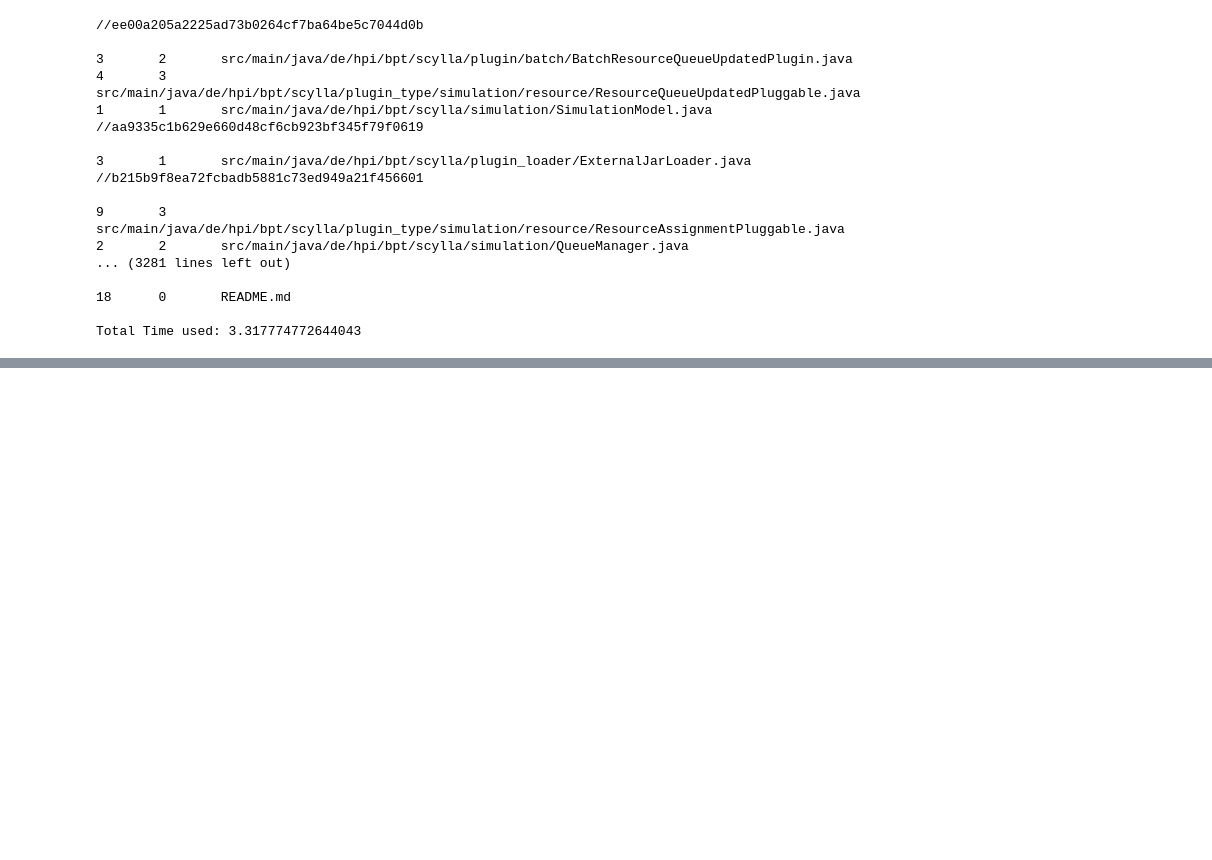
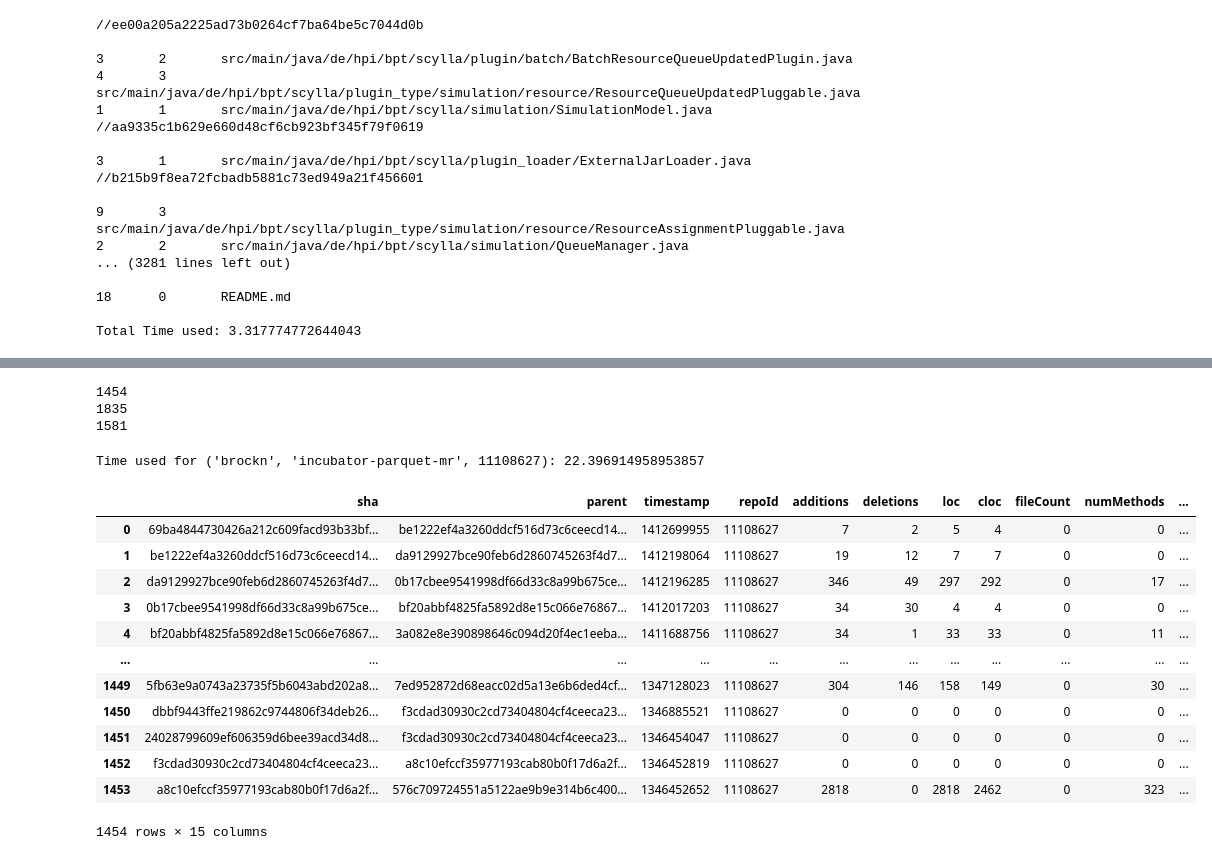
Before and after one commit to LeonBein/CRM20, a Jupyter notebook: RepoAnalysis.ipynb, the cells around one changed output, grey strips where cells are left out. Cells and saved outputs as stored; diff of their text form; code cells hidden in the pictures; blank space fills up the shorter version.

```diff
--- a/RepoAnalysis.ipynb
+++ b/RepoAnalysis.ipynb
@@ -745,3 +749,18 @@ print('Total Time used: '+str(end - start))
 18      0       README.md
 
 Total Time used: 3.317774772644043
+# %%
+from git.util import hex_to_bin
+from git import Commit, Repo
+
+repo = Repo.init('./repos/bptlab/scylla.git', bare=True)
+start = time.time()
+log = repo.git.log('--numstat', '--format=//%H', '--all')
+blocks = log.split('//')[1:]
+commits = map(lambda block: block.split('\n')[0], blocks)
+for hexsha in commits:
+    commit = Commit(repo, hex_to_bin(hexsha))
+    for obj in commit.tree.traverse(predicate=lambda obj, depth: obj.type == 'blob' and obj.name.endswith('.java')):
+        content = obj.data_stream.read().decode("CP437")
+end = time.time()
+print('Total Time used: '+str(end - start))
@@ -747,0 +894,28 @@ Total Time used: 3.317774772644043
+# %%
+(user, project, repoId) = testRepoTuple
+repo = repoLibrarian.getRepo(user, project)
+print(len(list(filter(lambda commit: len(commit.parents) == 1, repo.iter_commits('--all')))))
+print(len(list(repo.iter_commits('--all'))))
+print(len(list(repo.iter_commits())))
+# %% [output]
+1454
+1835
+1581
+# %%
+%autoreload
+calculateDeltaMetrics(testRepoTuple)
+# %% [output]
+Time used for ('brockn', 'incubator-parquet-mr', 11108627): 22.396914958953857
+|  | sha | parent | timestamp | repoId | additions | deletions | loc | cloc | fileCount | numMethods | ... |
+| 0 | 69ba4844730426a212c609facd93b33bf... | be1222ef4a3260ddcf516d73c6ceecd14... | 1412699955 | 11108627 | 7 | 2 | 5 | 4 | 0 | 0 | ... |
+| 1 | be1222ef4a3260ddcf516d73c6ceecd14... | da9129927bce90feb6d2860745263f4d7... | 1412198064 | 11108627 | 19 | 12 | 7 | 7 | 0 | 0 | ... |
+| 2 | da9129927bce90feb6d2860745263f4d7... | 0b17cbee9541998df66d33c8a99b675ce... | 1412196285 | 11108627 | 346 | 49 | 297 | 292 | 0 | 17 | ... |
+| 3 | 0b17cbee9541998df66d33c8a99b675ce... | bf20abbf4825fa5892d8e15c066e76867... | 1412017203 | 11108627 | 34 | 30 | 4 | 4 | 0 | 0 | ... |
+| 4 | bf20abbf4825fa5892d8e15c066e76867... | 3a082e8e390898646c094d20f4ec1eeba... | 1411688756 | 11108627 | 34 | 1 | 33 | 33 | 0 | 11 | ... |
+| ... | ... | ... | ... | ... | ... | ... | ... | ... | ... | ... | ... |
+| 1449 | 5fb63e9a0743a23735f5b6043abd202a8... | 7ed952872d68eacc02d5a13e6b6ded4cf... | 1347128023 | 11108627 | 304 | 146 | 158 | 149 | 0 | 30 | ... |
+| 1450 | dbbf9443ffe219862c9744806f34deb26... | f3cdad30930c2cd73404804cf4ceeca23... | 1346885521 | 11108627 | 0 | 0 | 0 | 0 | 0 | 0 | ... |
+| 1451 | 24028799609ef606359d6bee39acd34d8... | f3cdad30930c2cd73404804cf4ceeca23... | 1346454047 | 11108627 | 0 | 0 | 0 | 0 | 0 | 0 | ... |
+| 1452 | f3cdad30930c2cd73404804cf4ceeca23... | a8c10efccf35977193cab80b0f17d6a2f... | 1346452819 | 11108627 | 0 | 0 | 0 | 0 | 0 | 0 | ... |
+| 1453 | a8c10efccf35977193cab80b0f17d6a2f... | 576c709724551a5122ae9b9e314b6c400... | 1346452652 | 11108627 | 2818 | 0 | 2818 | 2462 | 0 | 323 | ... |
+1454 rows × 15 columns
```
Also changed, not shown: parts of 12 cells of this notebook, 3 other files.
